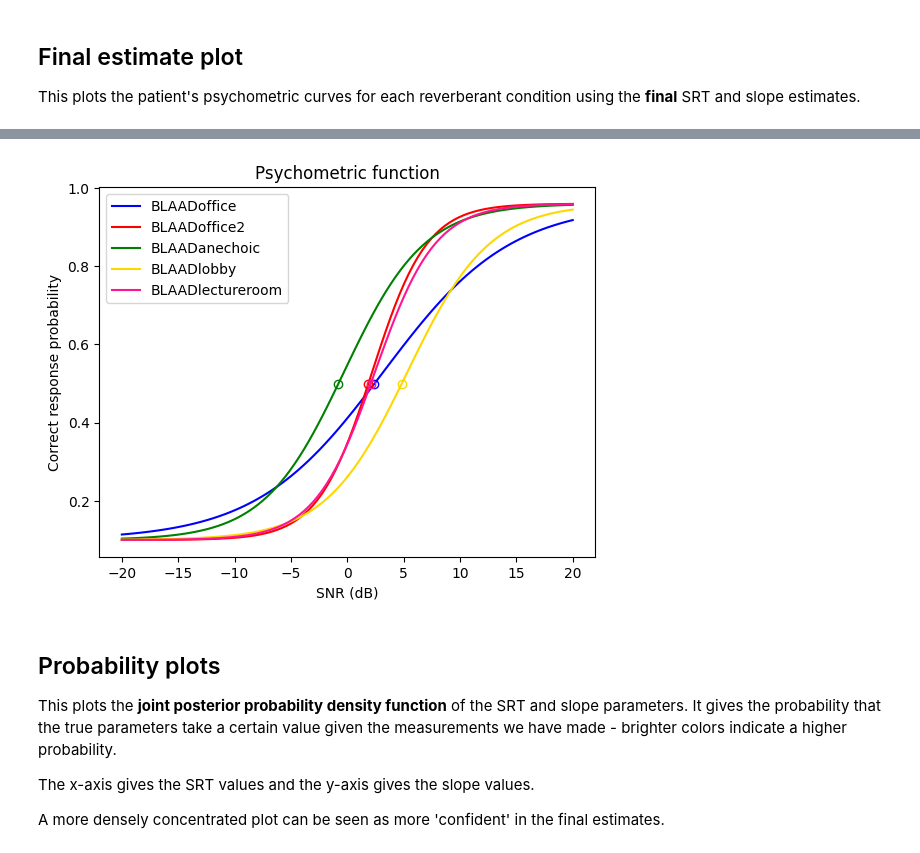
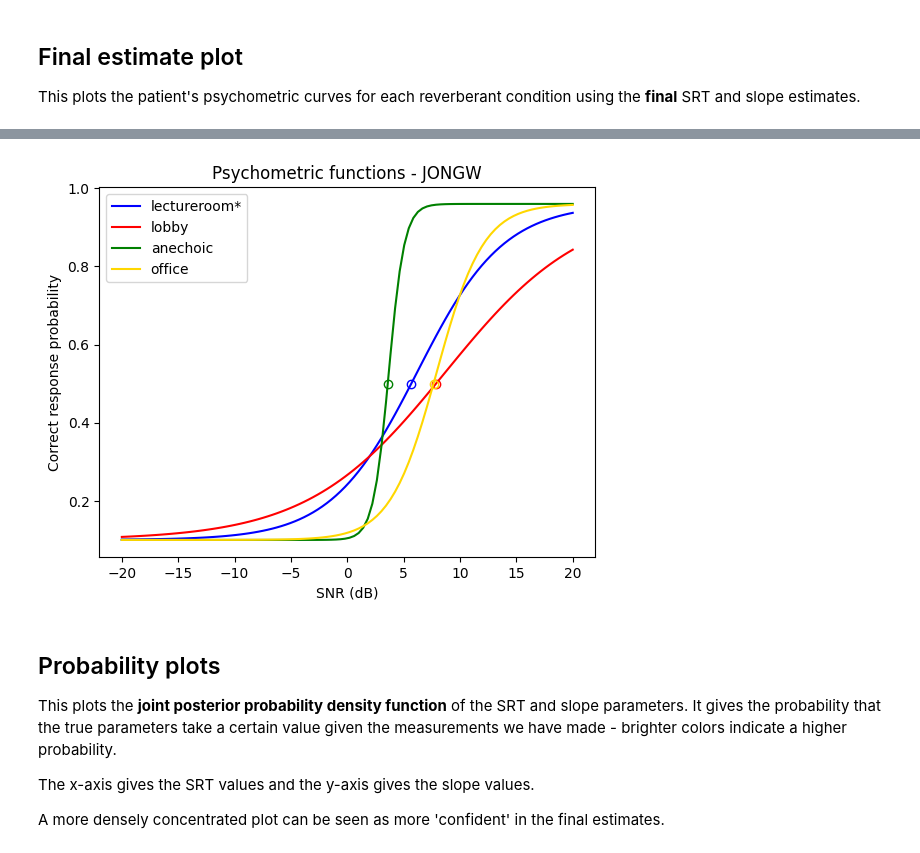
Before and after one commit to ed1016/pybasie, a Jupyter notebook: analyse_results.ipynb, the cells around one changed output, grey strips where cells are left out. Cells and saved outputs as stored; diff of their text form; code cells hidden in the pictures.

```diff
--- a/analyse_results.ipynb
+++ b/analyse_results.ipynb
@@ -6,7 +6,7 @@ Data location:
 - `patientID` is the patient ID (no need to include the reverb condition)
 # %%
 foldpath ='/Users/emiliedolne/Downloads'
-patientID='BLAAD'#BLAAD'#'SHARA'#'THIJO'#'THOAN2'
+patientID='JONGW'#BLAAD'#'SHARA'#'THIJO'#'THOAN2'
 # %% [markdown]
 Install libraries and import into the Jupyter notebook.
 # %%
@@ -31,28 +31,38 @@ if len(listpatient)==1:
         if patientID in fold:
             listpatient.append(fold)
 
-colorlist=['b','r','g','gold', 'deeppink']
-colorlistflash=['aqua', 'mistyrose', 'lime', 'yellow', 'fuchsia']
+colorlist=['b','r','g','gold', 'darkgrey']
+colorlistflash=['aqua', 'mistyrose', 'lime', 'yellow', 'lightgrey']
 filelist=[]
 estimatelist=[]
 conditionlist=[]
+timinglist=[]
 i=0
 for condition in listpatient:
-    conditionlist.append(condition)
+    conditionlist.append(condition.split(patientID)[-1])
     for path, subdirs, files in os.walk(os.path.join(foldpath, condition)):
         for name in files:
             if 'pkl' in name:
-                with open(os.path.join(path,name), 'rb') as f:
-                    [estimate, __,__, __, __]=pickle.load(f)
-                    estimatelist.append(estimate)
-
+                if 'paused' in name:
+                    print('Warning: patient took a pause in '+ conditionlist[-1])
+                    conditionlist[-1]+='*'
+                else:
+                    timinglist.append(path.split('/')[-1])
+                    with open(os.path.join(path,name), 'rb') as f:
+                        [estimate, __,__, __, __]=pickle.load(f)
+                        estimatelist.append(estimate)
 for i in range(len(estimatelist)):
     estimatelist[i].plot('f',0)
     plt.gca().lines[-2].set_color(colorlist[i])
     plt.gca().lines[-1].set_color(colorlist[i])
 
 ax = plt.gca()
+plt.title('Psychometric functions - ' + patientID)
 handles, labels = ax.get_legend_handles_labels()
+reformattime=[timinglist[i][0:4]+'_'+timinglist[i][4:6]+'_'+timinglist[i][6:8]+' '+timinglist[i][9:11]+':'+timinglist[i][11:13]+':'+timinglist[i][13:15] for i in range(len(conditionlist))]
+plotlgd=[conditionlist[i]+'  '+reformattime[i] for i in range(len(conditionlist))]
 (ax.legend(handles, conditionlist));
+for i in range(len(plotlgd)):
+    print(plotlgd[i])
 # plt.savefig('thoanfunc.pdf', bbox_inches='tight')
 # %% [output]
@@ -59,4 +74,4 @@ handles, labels = ax.get_legend_handles_labels()
-[figure, old version]
+[figure, new version]
 # %% [markdown]
 ## Probability plots
 This plots the **joint posterior probability density function** of the SRT and slope parameters. It gives the probability that the true parameters take a certain value given the measurements we have made - brighter colors indicate a higher probability.
```
Also changed, not shown: parts of 5 cells of this notebook, 2 other files.
